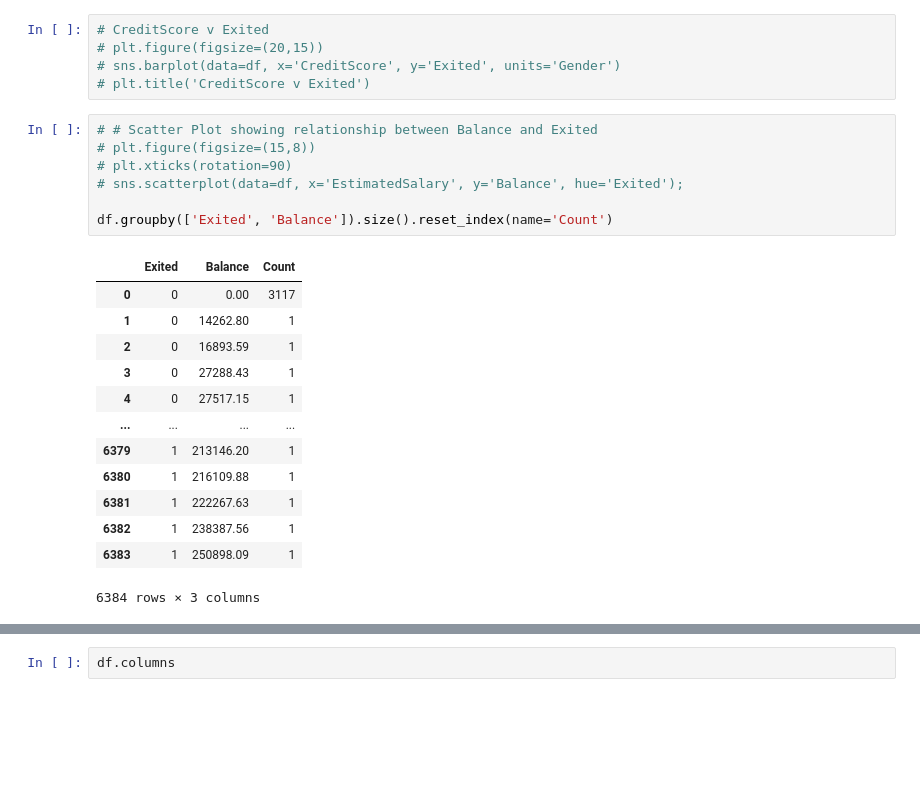
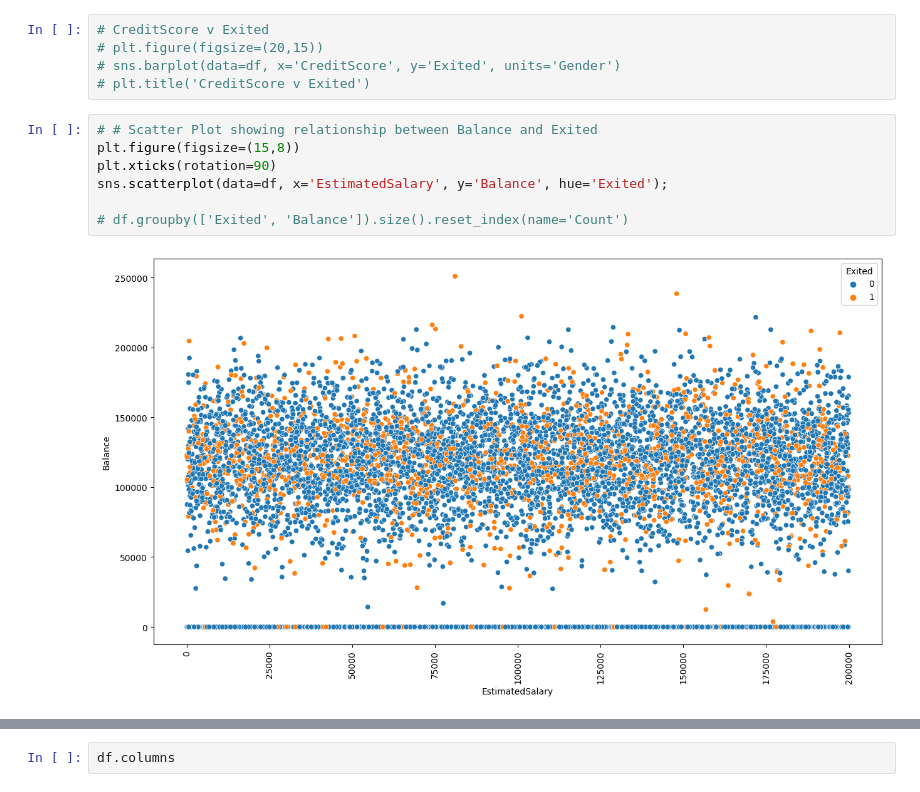
Before and after one commit to kuropeter/Bank-Customer-Churn-Analysis-with-python, a Jupyter notebook: EDA.ipynb, the cells around one changed output, grey strips where cells are left out. Saved outputs shown, nothing was run; the diff lists cells and outputs as text; blank space fills up the shorter version.

Commit message:
Done most of the columns just the CreditScore, EstimatedSalary and Balance

```diff
--- a/EDA.ipynb
+++ b/EDA.ipynb
@@ -310,23 +310,11 @@ Customers with more products Churned with 4 and 3 churning significantly more th
 # plt.title('CreditScore v Exited')
 # %%
 # # Scatter Plot showing relationship between Balance and Exited
-# plt.figure(figsize=(15,8))
-# plt.xticks(rotation=90)
-# sns.scatterplot(data=df, x='EstimatedSalary', y='Balance', hue='Exited');
+plt.figure(figsize=(15,8))
+plt.xticks(rotation=90)
+sns.scatterplot(data=df, x='EstimatedSalary', y='Balance', hue='Exited');
 
-df.groupby(['Exited', 'Balance']).size().reset_index(name='Count')
+# df.groupby(['Exited', 'Balance']).size().reset_index(name='Count')
 # %% [output]
-|  | Exited | Balance | Count |
-| 0 | 0 | 0.00 | 3117 |
-| 1 | 0 | 14262.80 | 1 |
-| 2 | 0 | 16893.59 | 1 |
-| 3 | 0 | 27288.43 | 1 |
-| 4 | 0 | 27517.15 | 1 |
-| ... | ... | ... | ... |
-| 6379 | 1 | 213146.20 | 1 |
-| 6380 | 1 | 216109.88 | 1 |
-| 6381 | 1 | 222267.63 | 1 |
-| 6382 | 1 | 238387.56 | 1 |
-| 6383 | 1 | 250898.09 | 1 |
-6384 rows × 3 columns
+[figure, added]
 # %%
```
Also changed, not shown: parts of 11 cells of this notebook.
